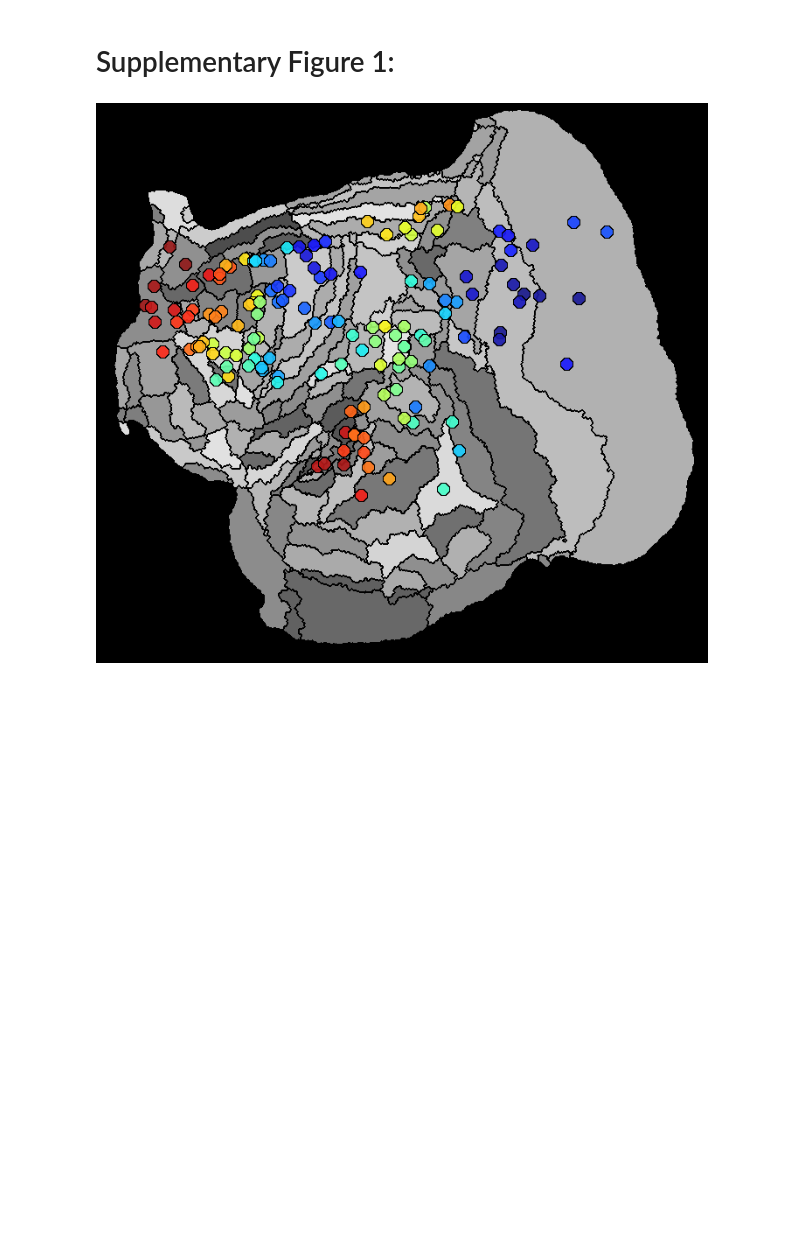
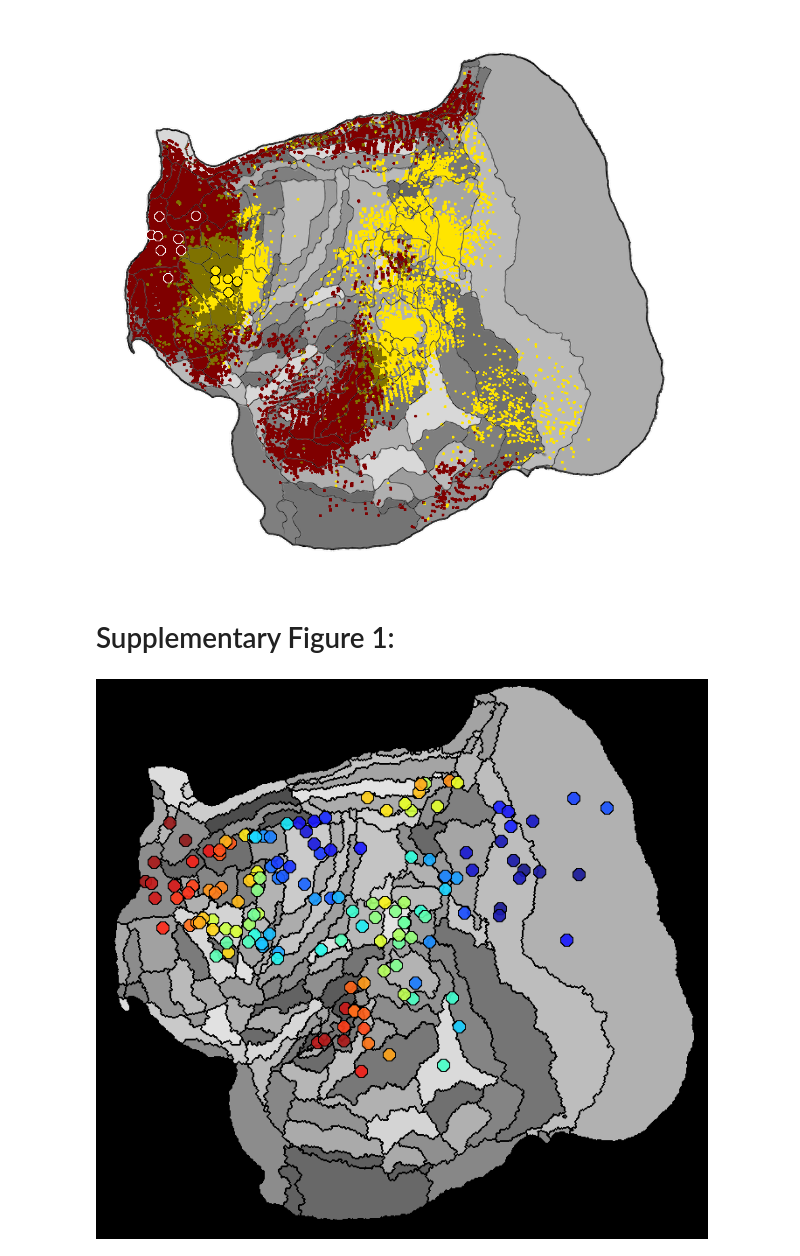
Before and after one commit to margulies/marmoset, a Jupyter notebook: marmoset/marmoset_gradient.ipynb, the cells around one changed output. Saved outputs shown, nothing was run; the diff lists cells and outputs as text; code cells hidden in the pictures; blank space fills up the shorter version.

```diff
--- a/marmoset/marmoset_gradient.ipynb
+++ b/marmoset/marmoset_gradient.ipynb
@@ -255,21 +258,23 @@ make_figure(pairs_posterior, [3,5], '../output/summary_posterior.png', show = Fa
 # %%
 # Create anterior figure:
 
 pairs_anterior =  [[['73X', 'FR'],
                     ['71R', 'DY'],
                     ['70X', 'DY'],
                     ['71R', 'FB'],
                     ['178', 'CTBr'],
                     ['178', 'CTBgr'],
                     ['181', 'CTBr'],
                     ['70X', 'FB']],
                     [['108', 'FE'],
                      ['125X', 'FR'],
                      ['74', 'FR'],
                      ['94', 'DY'],
                      ['75X', 'DY']]]
 
-make_figure(pairs_anterior, [5,3], '../output/summary_anterior.png', show = False)
+make_figure(pairs_anterior, [5,3], '../output/summary_anterior.png')
+# %% [output]
+[figure, added]
 # %% [markdown]
 # Supplementary Figure 1:
 # %%
```
Also changed, not shown: parts of 3 cells of this notebook.
